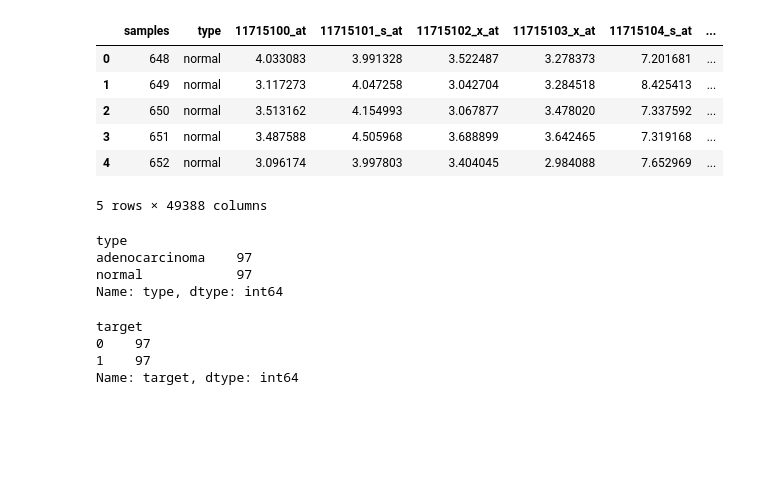
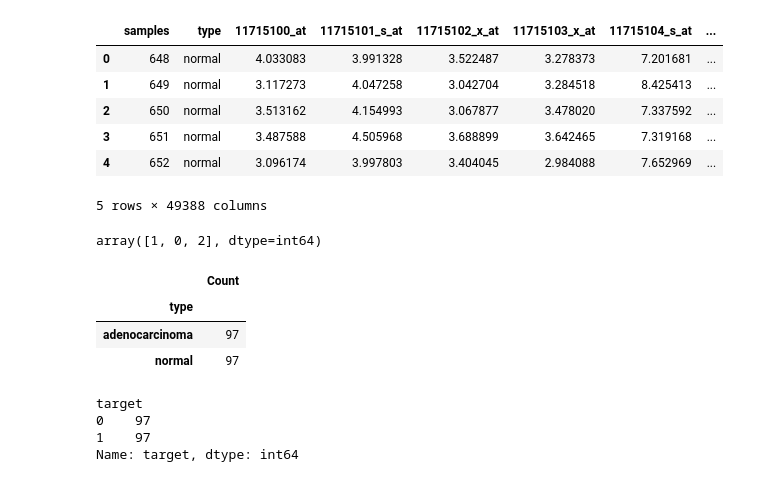
Before and after one commit to phamc4/Genetic_Diagnosis, a Jupyter notebook: data_eda.ipynb, the cells around one changed output. Drawn from its saved outputs; the diff is of its cells as text; code cells hidden in the pictures; blank space fills up the shorter version.

```diff
--- a/data_eda.ipynb
+++ b/data_eda.ipynb
@@ -29,14 +34,21 @@ df.head()
+# %%
+df2['type'].unique()
+# %% [output]
+array([1, 0, 2], dtype=int64)
 # %%
 #Check for null values
 df.isnull().any(axis=1).unique()
 
 #Check how many normal and cancer there are
-df.groupby('type')['type'].count()
+target_label_count = pd.DataFrame(df.groupby('type')['type'].count())
+target_label_count.rename({'type': 'Count'}, axis=1, inplace=True)
+
+target_label_count
 # %% [output]
-type
-adenocarcinoma    97
-normal            97
-Name: type, dtype: int64
+|  | Count |
+| type |  |
+| adenocarcinoma | 97 |
+| normal | 97 |
 # %%
 mask = df['type'] == 'normal'
 df['type'] = mask.astype(int)
```
Also changed, not shown: parts of 3 cells of this notebook.
